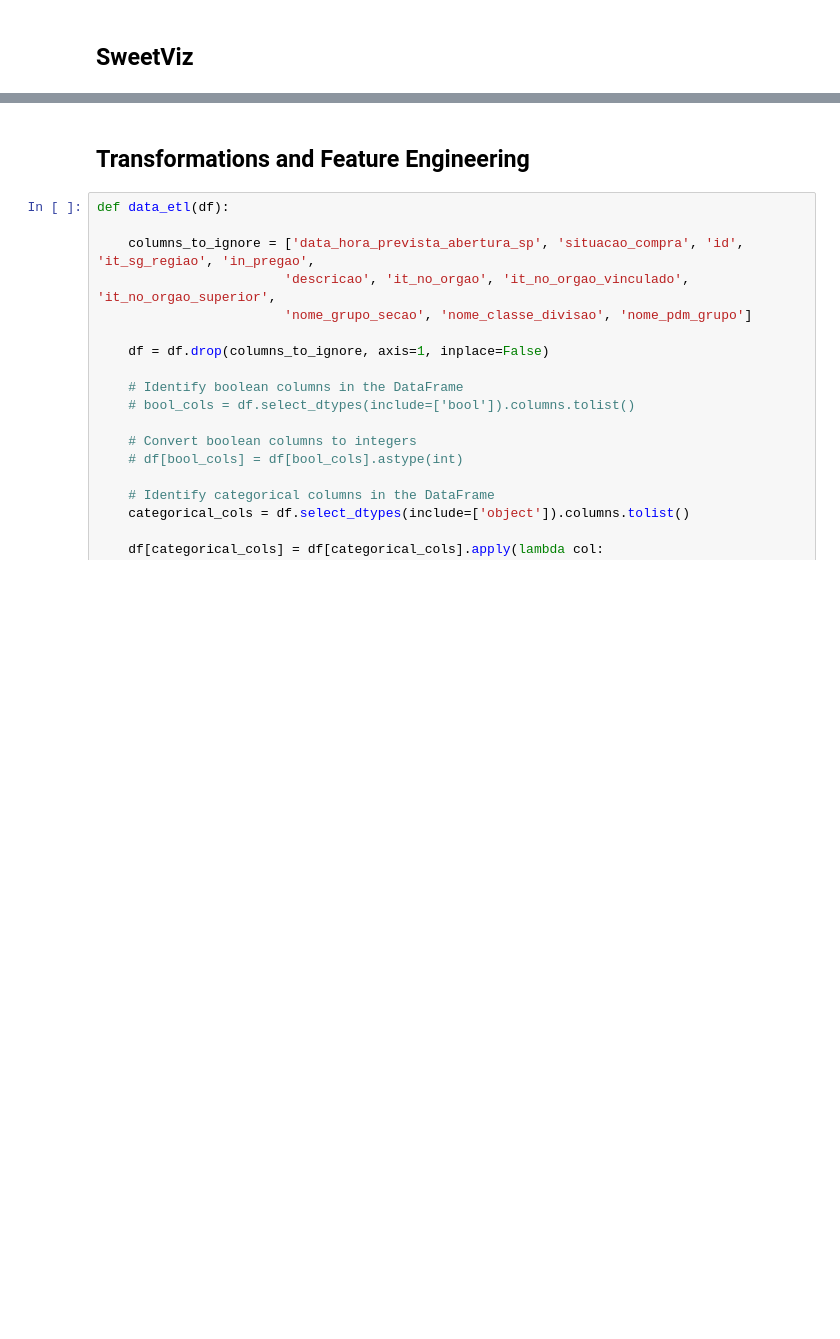
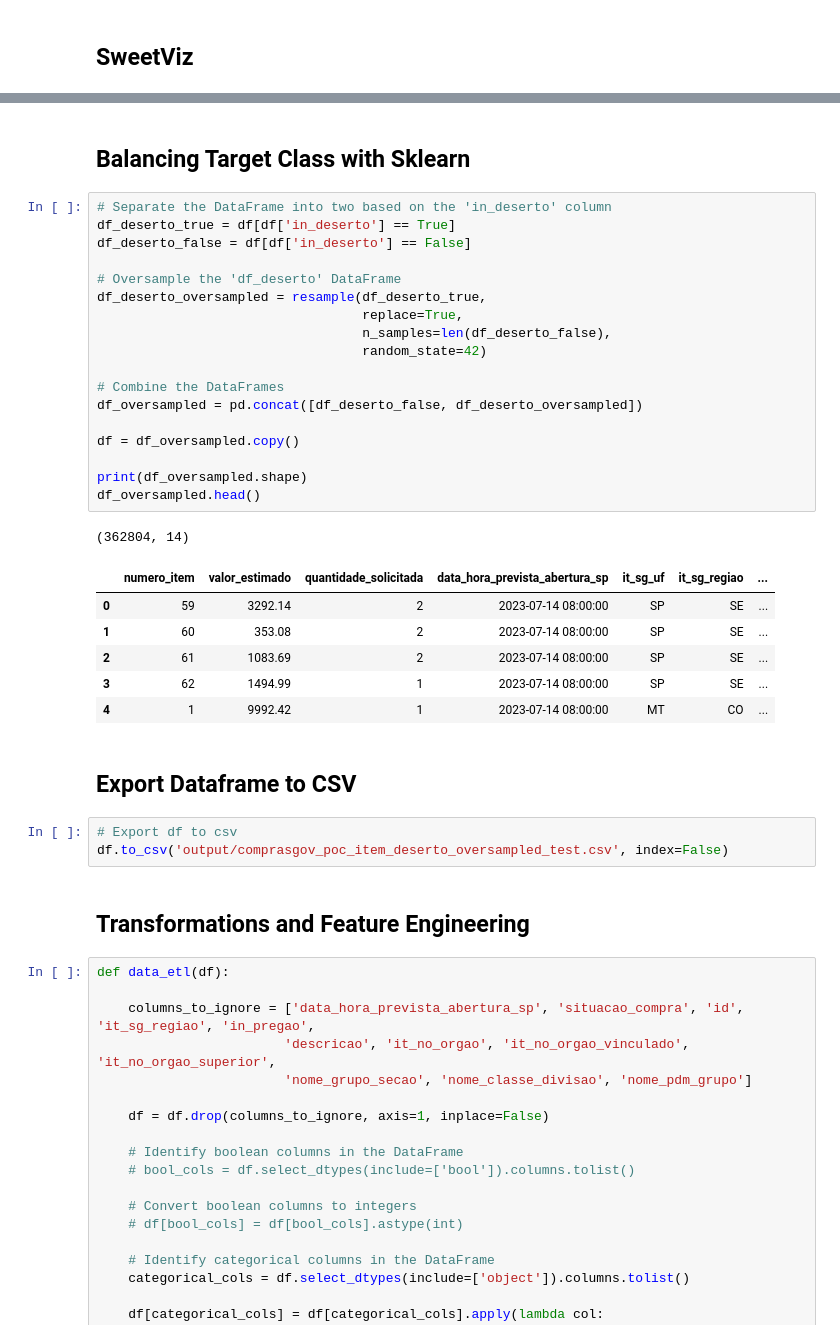
Before and after one commit to hugosouto/comprasgov-poc-item-deserto, a Jupyter notebook: comprasgov-poc-item-deserto.ipynb, the cells around one changed output, grey strips where cells are left out. Cells and saved outputs as stored; diff of their text form; blank space fills up the shorter version.

```diff
--- a/comprasgov-poc-item-deserto.ipynb
+++ b/comprasgov-poc-item-deserto.ipynb
@@ -171,3 +242,36 @@ Report sweetviz_report.html was generated! NOTEBOOK/COLAB USERS: the web browser
+# %% [markdown]
+## Balancing Target Class with Sklearn
+# %%
+# Separate the DataFrame into two based on the 'in_deserto' column
+df_deserto_true = df[df['in_deserto'] == True]
+df_deserto_false = df[df['in_deserto'] == False]
+
+# Oversample the 'df_deserto' DataFrame
+df_deserto_oversampled = resample(df_deserto_true,
+                                  replace=True,
+                                  n_samples=len(df_deserto_false),
+                                  random_state=42)
+
+# Combine the DataFrames
+df_oversampled = pd.concat([df_deserto_false, df_deserto_oversampled])
+
+df = df_oversampled.copy()
+
+print(df_oversampled.shape)
+df_oversampled.head()
+# %% [output]
+(362804, 14)
+|  | numero_item | valor_estimado | quantidade_solicitada | data_hora_prevista_abertura_sp | it_sg_uf | it_sg_regiao | ... |
+| 0 | 59 | 3292.14 | 2 | 2023-07-14 08:00:00 | SP | SE | ... |
+| 1 | 60 | 353.08 | 2 | 2023-07-14 08:00:00 | SP | SE | ... |
+| 2 | 61 | 1083.69 | 2 | 2023-07-14 08:00:00 | SP | SE | ... |
+| 3 | 62 | 1494.99 | 1 | 2023-07-14 08:00:00 | SP | SE | ... |
+| 4 | 1 | 9992.42 | 1 | 2023-07-14 08:00:00 | MT | CO | ... |
+# %% [markdown]
+## Export Dataframe to CSV
+# %%
+# Export df to csv
+df.to_csv('output/comprasgov_poc_item_deserto_oversampled_test.csv', index=False)
 # %% [markdown]
 ## Transformations and Feature Engineering
 # %%
```
Also changed, not shown: parts of 10 cells of this notebook, 2 other files.
